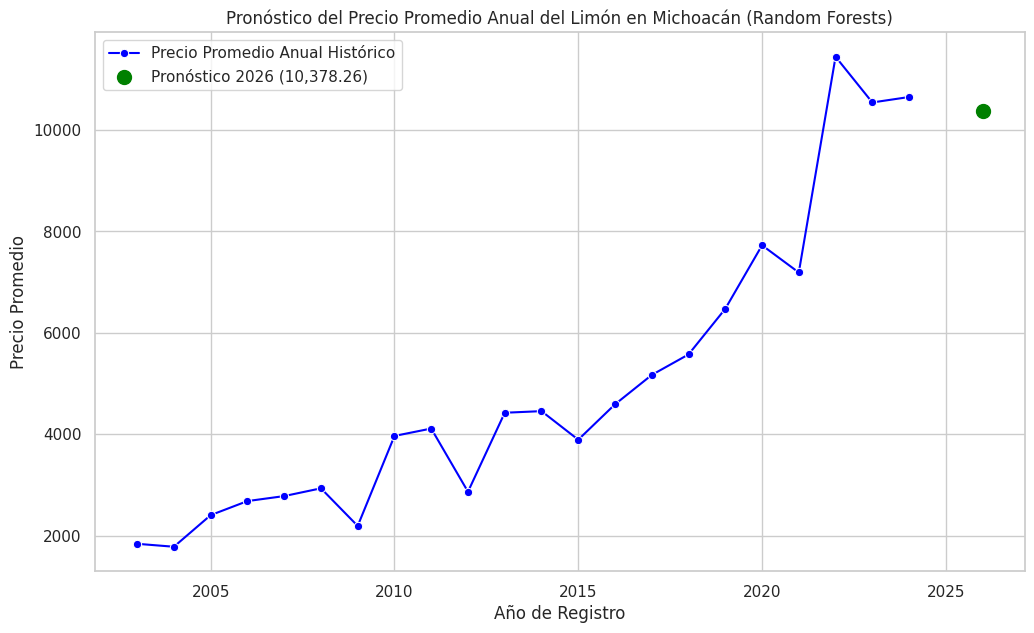
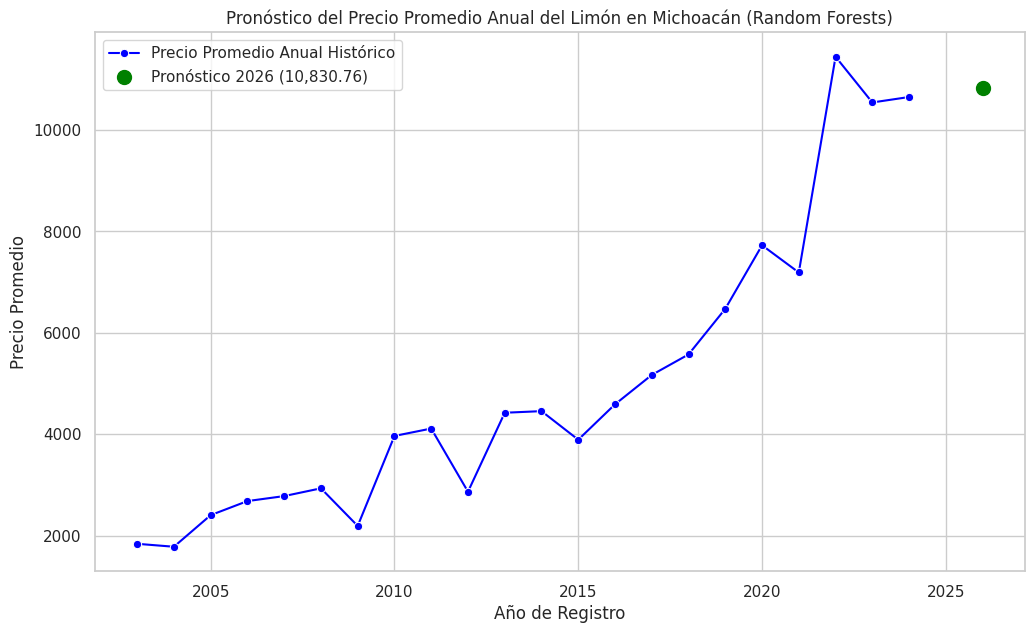
The notebook cell's code change between the first figure and the second:
--- before
+++ after
@@ -13,8 +13,14 @@
 
 print(f"El precio pronosticado del limón para 2026 (Random Forests) es: {precio_2026_rf[0]:,.2f}")
+
+inflacion_2026 = 0.0436  # 4.36% según el cuadro de Banxico
+precio_2026_rf_inflactado = precio_2026_rf * (1 + inflacion_2026)
+
+print(f"El precio pronosticado inflactado del limón para 2026 (Random Forests) es: {precio_2026_rf_inflactado[0]:,.2f}")
+
 # Gráfica del Pronóstico para 2026
 plt.figure(figsize=(12, 7))
 sns.lineplot(x='Anio', y='Precio', data=promedio_precio_por_año, marker='o', color='blue', label='Precio Promedio Anual Histórico')
-plt.scatter(2026, precio_2026_rf[0], color='green', s=100, zorder=5, label=f'Pronóstico 2026 ({precio_2026_rf[0]:,.2f})')
+plt.scatter(2026, precio_2026_rf_inflactado[0], color='green', s=100, zorder=5, label=f'Pronóstico 2026 ({precio_2026_rf_inflactado[0]:,.2f})')
 plt.title('Pronóstico del Precio Promedio Anual del Limón en Michoacán (Random Forests)')
 plt.xlabel('Año de Registro')

Commit: Creado con Colab